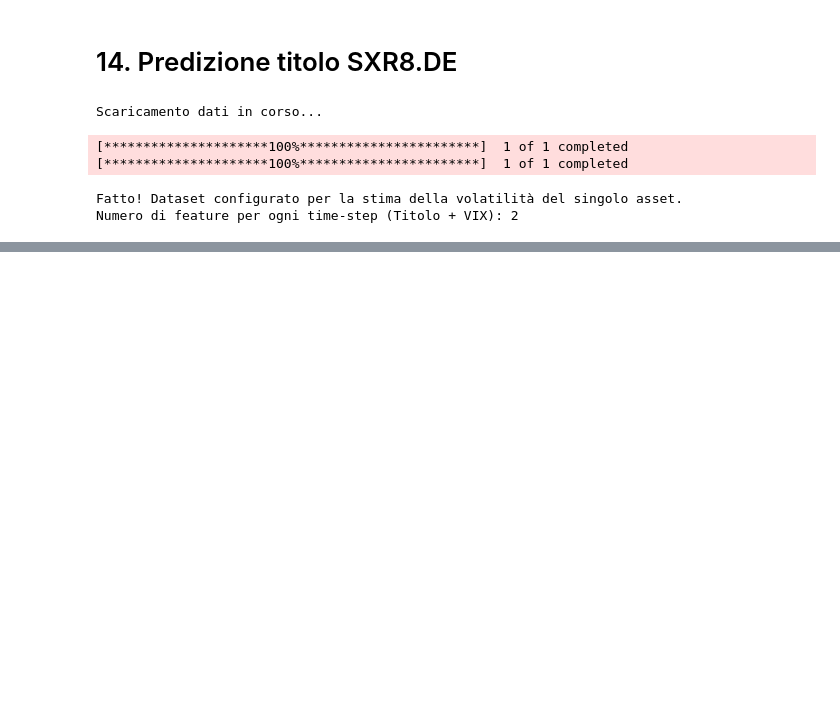
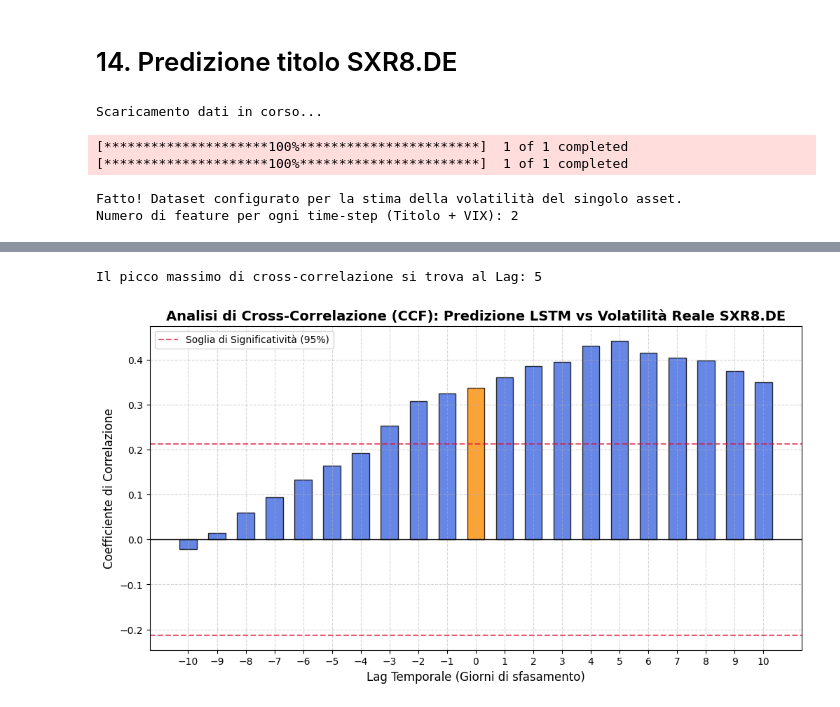
Before and after one commit to PepeFederico/Progetto_Mercati_Finanziari, a Jupyter notebook: rendimenti.ipynb, the cells around one changed output, grey strips where cells are left out. Drawn from its saved outputs; the diff is of its cells as text; code cells hidden in the pictures; blank space fills up the shorter version.

```diff
--- a/rendimenti.ipynb
+++ b/rendimenti.ipynb
@@ -1425,3 +1530,44 @@ print("      Se lb_pvalue > 0.05 -> I residui sono White Noise (Modello Sano)")
 =======================================================
 NOTA: Se lb_pvalue < 0.05 -> Il modello insegue (autocorrelazione nei residui)
       Se lb_pvalue > 0.05 -> I residui sono White Noise (Modello Sano)
+# %%
+import numpy as np
+import matplotlib.pyplot as plt
+import statsmodels.api as sm
+
+# 1. Calcoliamo la Cross-Correlazione tra Predizione e Reale
+# Indaghiamo i lag da -10 a +10 per vedere se c'è un effetto traslazione
+max_lags = 10
+ccf_values = sm.tsa.stattools.ccf(y_test_reale, y_pred_reale, adjusted=False)[:max_lags+1]
+ccf_backwards = sm.tsa.stattools.ccf(y_pred_reale, y_test_reale, adjusted=False)[:max_lags+1]
+
+# Uniamo i lag negativi e positivi per il grafico
+lags = np.arange(-max_lags, max_lags + 1)
+ccf_completa = np.concatenate([ccf_backwards[::-1][:-1], ccf_values])
+
+# 2. Generazione del Grafico della CCF
+plt.figure(figsize=(12, 6))
+colors = ['darkorange' if lag == 0 else 'royalblue' for lag in lags]
+plt.bar(lags, ccf_completa, color=colors, alpha=0.8, edgecolor='black', width=0.6)
+
+# Linee di significatività statistica (Intervallo di confidenza al 95%)
+conf_level = 1.96 / np.sqrt(len(y_test_reale))
+plt.axhline(y=conf_level, color='crimson', linestyle='--', alpha=0.7, label='Soglia di Significatività (95%)')
+plt.axhline(y=-conf_level, color='crimson', linestyle='--', alpha=0.7)
+plt.axhline(y=0, color='black', linewidth=1)
+
+plt.title('Analisi di Cross-Correlazione (CCF): Predizione LSTM vs Volatilità Reale SXR8.DE', fontsize=14, fontweight='bold')
+plt.xlabel('Lag Temporale (Giorni di sfasamento)', fontsize=12)
+plt.ylabel('Coefficiente di Correlazione', fontsize=12)
+plt.xticks(lags)
+plt.grid(True, linestyle='--', alpha=0.5)
+plt.legend()
+
+# Individuiamo il lag massimo per il commento
+lag_massimo = lags[np.argmax(np.abs(ccf_completa))]
+print(f"Il picco massimo di cross-correlazione si trova al Lag: {lag_massimo}")
+
+plt.show()
+# %% [output]
+Il picco massimo di cross-correlazione si trova al Lag: 5
+[figure, added]
```
Also changed, not shown: parts of 14 cells of this notebook.
